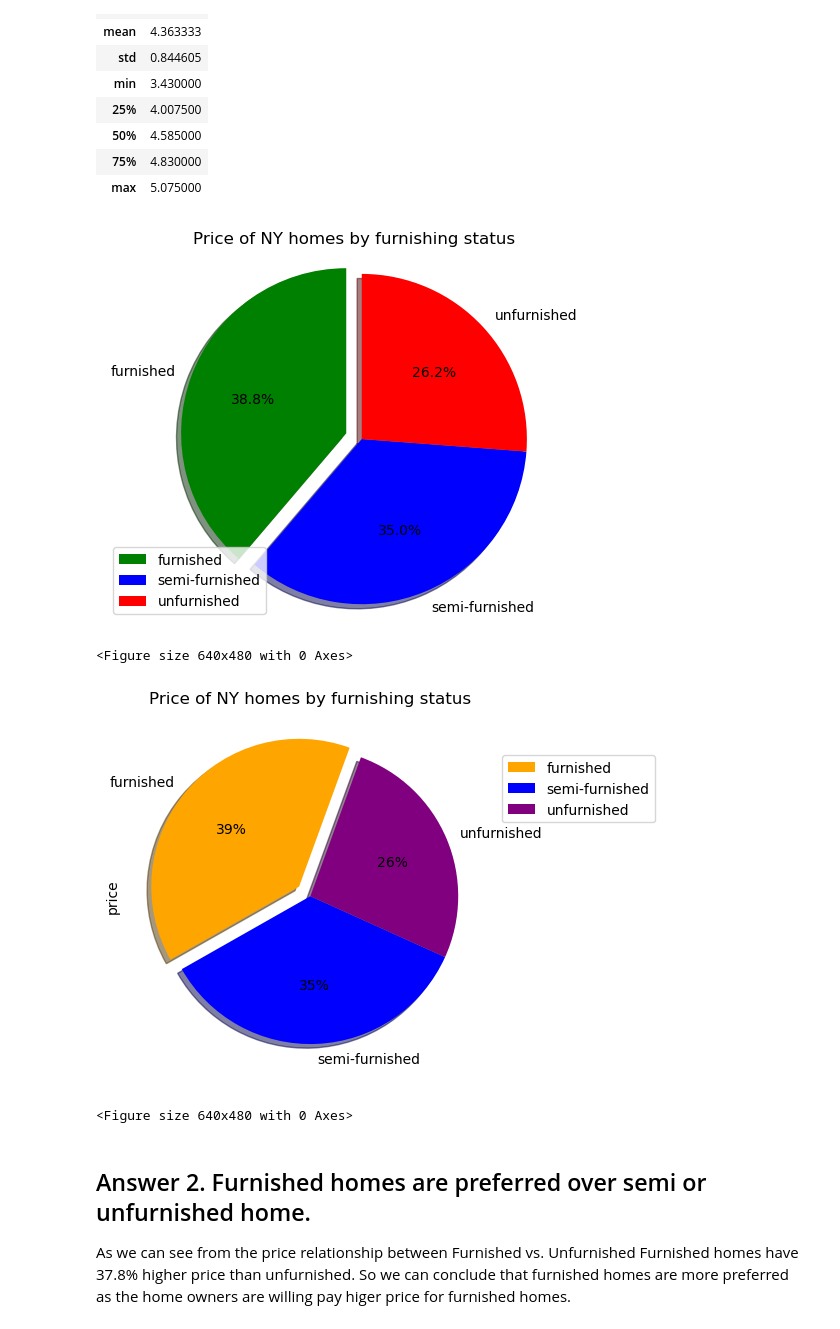
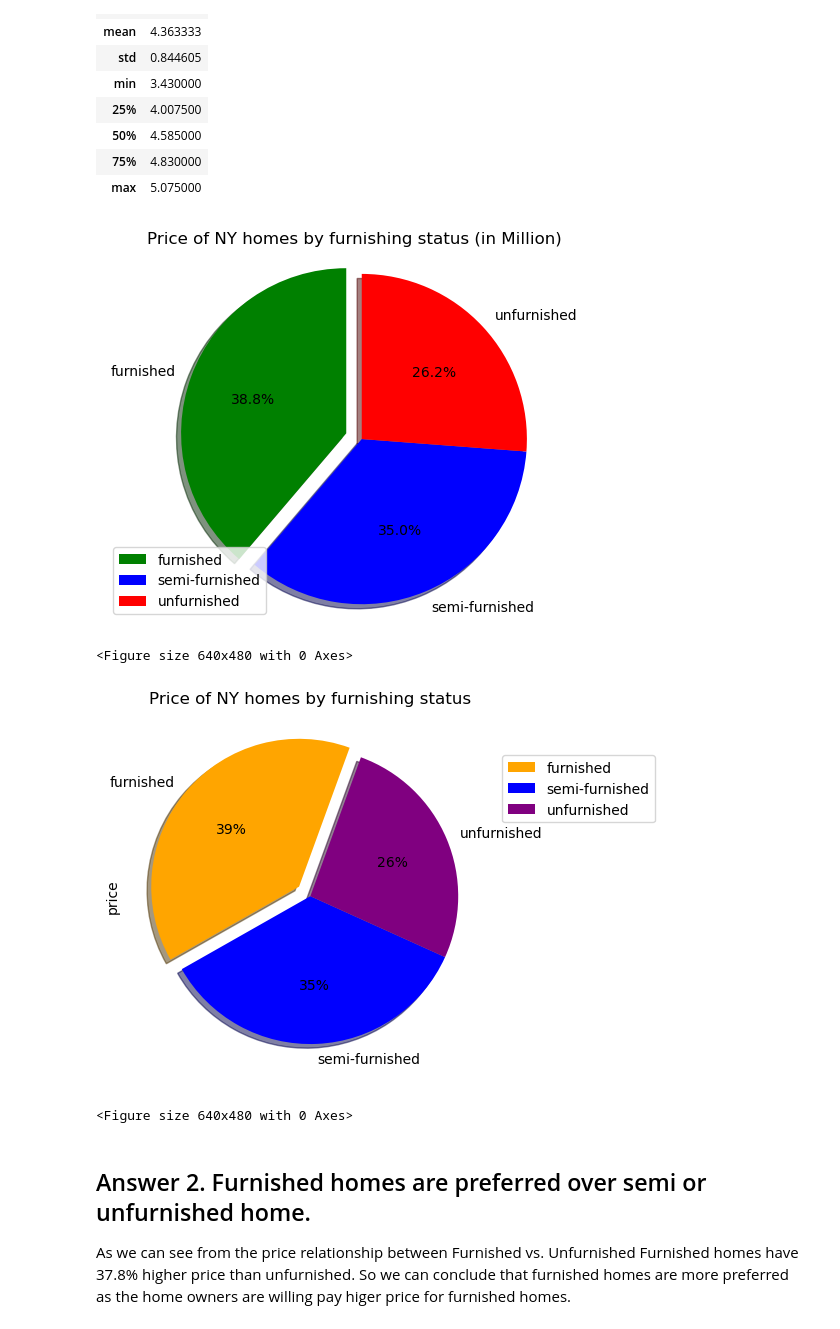
Before and after one commit to alanaadams/Project1, a Jupyter notebook: HomeattributePricing.ipynb, the cells around one changed output. Saved outputs shown, nothing was run; the diff lists cells and outputs as text; code cells hidden in the pictures.

```diff
--- a/HomeattributePricing.ipynb
+++ b/HomeattributePricing.ipynb
@@ -170,33 +170,33 @@ ny_hsng_furstat_df.describe()
 # %%
 # Generate a pie plot showing the distribution of furnishing status using pyplot
 pie_plot_df = ny_hsng_furstat_df
 
-plt.title("Price of NY homes by furnishing status")
+plt.title("Price of NY homes by furnishing status (in Million)")
 colors = ["green", "blue","red"]
 labels = pie_plot_df["furnishingstatus"]
 explode = (0.1,0,0)
 
 plt.pie(pie_plot_df["price"], explode=explode, labels=labels, colors=colors,
         autopct="%1.1f%%", shadow=True, startangle=90)
 plt.legend(loc="lower left")
 plt.axis("equal")
 plt.show()
 #save the plot as figure
 plt.savefig("output_data/Fig1.png")
 #*****************************************************************************************
 # Generate a pie plot showing the distribution of furnishing status using Pandas
 
 colors = ["orange", "blue", "purple"]
 labels = pie_plot_df["furnishingstatus"]
 explode = (0.1,0,0)
 
 pie_plt_a = pie_plot_df.plot(kind='pie', y="price", explode = explode, colors = colors, labels = labels,legend=True, title='Price of NY homes by furnishing status', autopct='%1.0f%%', startangle = 70, shadow = True)
 pie_plt_a.legend(bbox_to_anchor=(1, .9), loc='upper left')
 plt.show()
 #save the plot as figure
 plt.savefig("output_data/Fig2.png")
 # %% [output]
-[figure, old version]
+[figure, new version]
 <Figure size 640x480 with 0 Axes>
 [figure]
 <Figure size 640x480 with 0 Axes>
```
Also changed, not shown: parts of 5 cells of this notebook, 13 other files.
